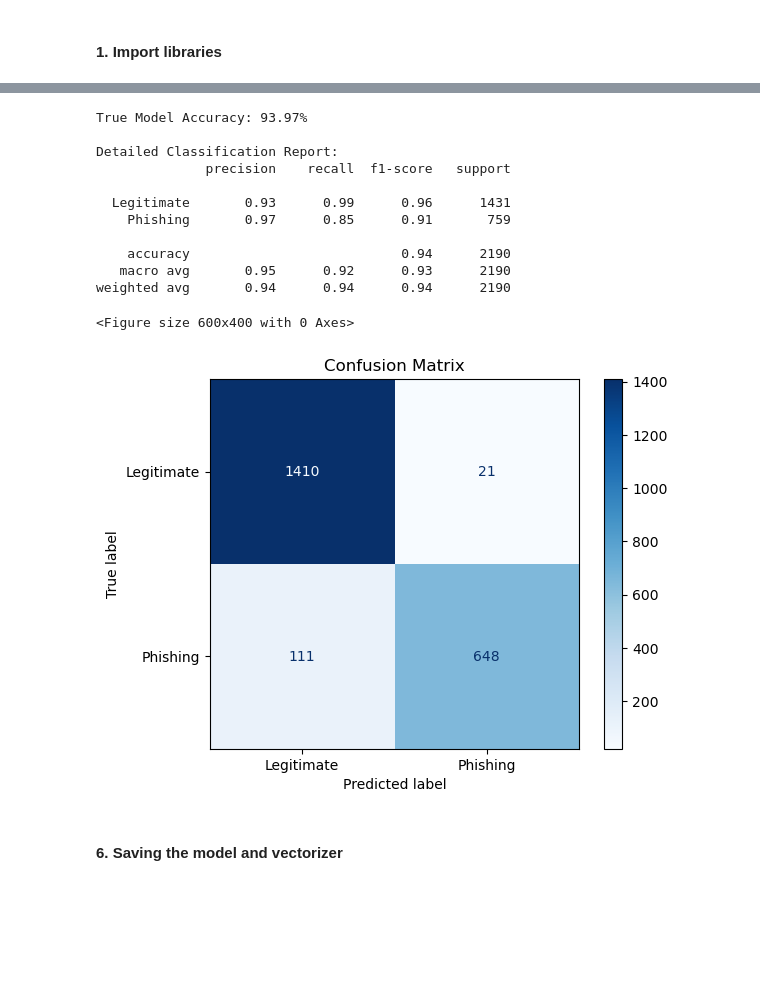
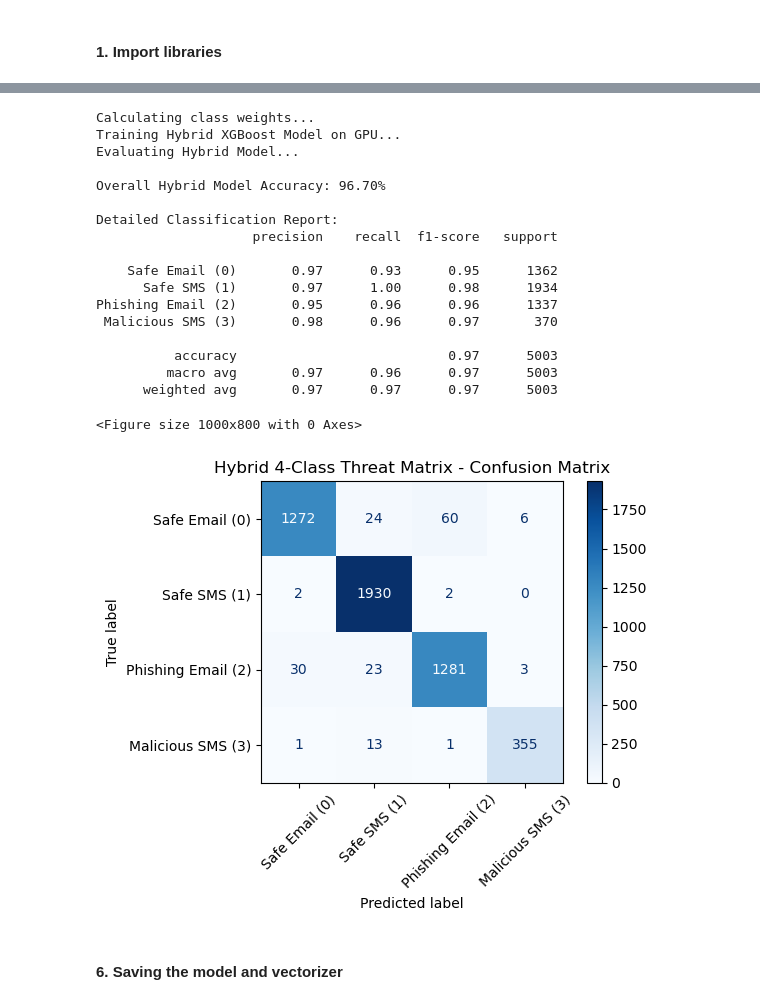
Before and after one commit to xhadi/phishing-detection-agent, a Jupyter notebook: train_model.ipynb, the cells around one changed output, grey strips where cells are left out. Drawn from its saved outputs; the diff is of its cells as text; code cells hidden in the pictures; blank space fills up the shorter version.

Commit message:
enhance the training model

```diff
--- a/train_model.ipynb
+++ b/train_model.ipynb
@@ -94,35 +177,71 @@ x_test = vectorizer.transform(x_test_raw)
 # %%
-model = LogisticRegression()
-model.fit(x_train, y_train)
+# 1. Calculate sample weights for the imbalanced dataset
+print("Calculating class weights...")
+sample_weights = compute_sample_weight(class_weight='balanced', y=y_train)
 
-model_predictions = model.predict(x_test)
-accuracy = accuracy_score(y_test, model_predictions)
-conf_matrix = confusion_matrix(y_test, model_predictions)
+# 2. Initialize Model
+print("Training Hybrid XGBoost Model on GPU...")
+model = XGBClassifier(
+    objective='multi:softmax',
+    num_class=4,
+    n_estimators=300,
+    learning_rate=0.1,
+    max_depth=6,
+    tree_method='hist',
+    random_state=42
+)
 
-print(f"True Model Accuracy: {accuracy * 100:.2f}%\n")
+# 3. Fit Model on the fused data
+model.fit(x_train, y_train, sample_weight=sample_weights)
 
+# 4. Predict
+print("Evaluating Hybrid Model...")
+predictions = model.predict(x_test)
+accuracy = accuracy_score(y_test, predictions)
+
+print(f"\nOverall Hybrid Model Accuracy: {accuracy * 100:.2f}%\n")
 print("Detailed Classification Report:")
-print(classification_report(y_test, model_predictions, target_names=['Legitimate', 'Phishing']))
 
-plt.figure(figsize=(6, 4))
-disp = ConfusionMatrixDisplay(confusion_matrix=conf_matrix, display_labels=['Legitimate', 'Phishing'])
-disp.plot(cmap='Blues', values_format='d')
-plt.title('Confusion Matrix')
+# 5. Define labels
+target_names = [
+    'Safe Email (0)',
+    'Safe SMS (1)',
+    'Phishing Email (2)',
+    'Malicious SMS (3)'
+]
+print(classification_report(y_test, predictions, target_names=target_names))
+
+# 6. Visualize
+plt.figure(figsize=(10, 8))
+disp = ConfusionMatrixDisplay.from_estimator(
+    model, x_test, y_test,
+    display_labels=target_names,
+    cmap='Blues', values_format='d',
+    xticks_rotation=45
+)
+plt.title('Hybrid 4-Class Threat Matrix - Confusion Matrix')
+plt.tight_layout()
 plt.show()
 # %% [output]
-True Model Accuracy: 93.97%
+Calculating class weights...
+Training Hybrid XGBoost Model on GPU...
+Evaluating Hybrid Model...
+
+Overall Hybrid Model Accuracy: 96.70%
 
 Detailed Classification Report:
-              precision    recall  f1-score   support
+                    precision    recall  f1-score   support
 
-  Legitimate       0.93      0.99      0.96      1431
-    Phishing       0.97      0.85      0.91       759
+    Safe Email (0)       0.97      0.93      0.95      1362
+      Safe SMS (1)       0.97      1.00      0.98      1934
+Phishing Email (2)       0.95      0.96      0.96      1337
+ Malicious SMS (3)       0.98      0.96      0.97       370
 
-    accuracy                           0.94      2190
-   macro avg       0.95      0.92      0.93      2190
-weighted avg       0.94      0.94      0.94      2190
+          accuracy                           0.97      5003
+         macro avg       0.97      0.96      0.97      5003
+      weighted avg       0.97      0.97      0.97      5003
-<Figure size 600x400 with 0 Axes>
+<Figure size 1000x800 with 0 Axes>
-[figure, old version]
+[figure, new version]
 # %% [markdown]
 #### 6. Saving the model and vectorizer
 # %%
```
Also changed, not shown: parts of 8 cells of this notebook.
